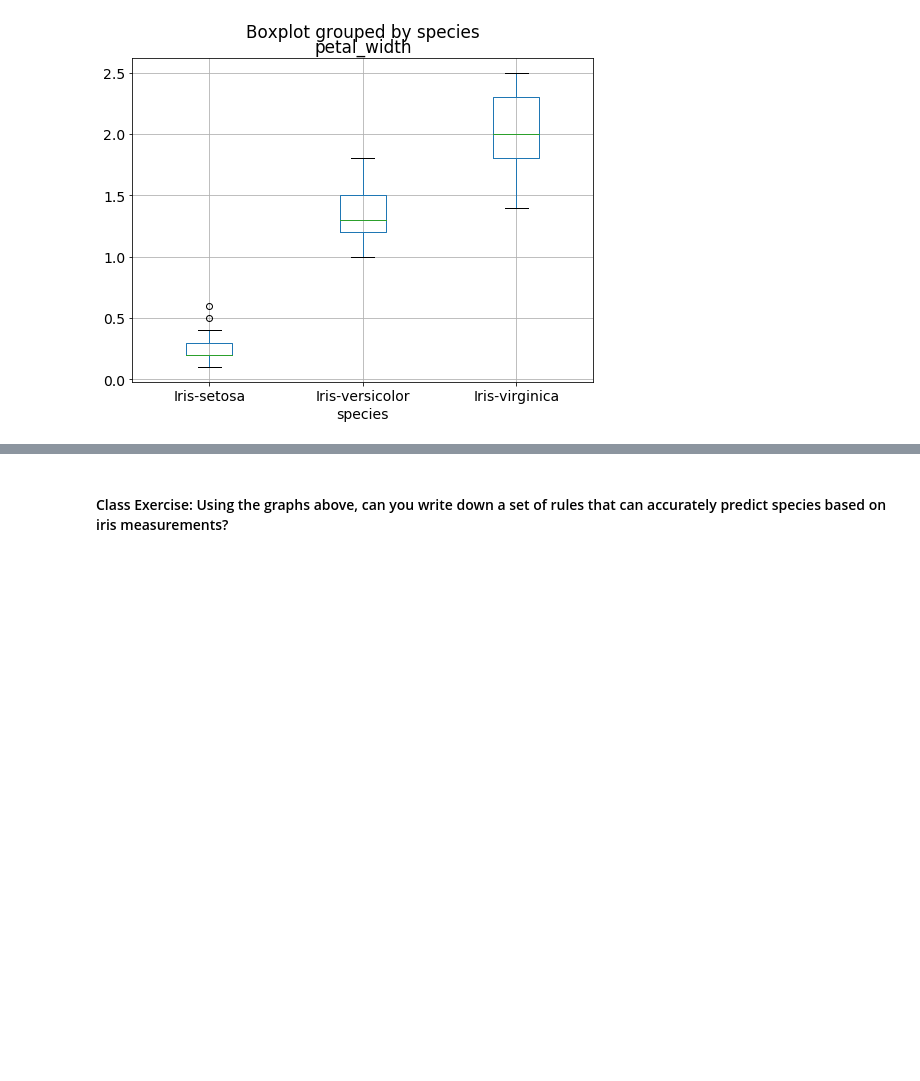
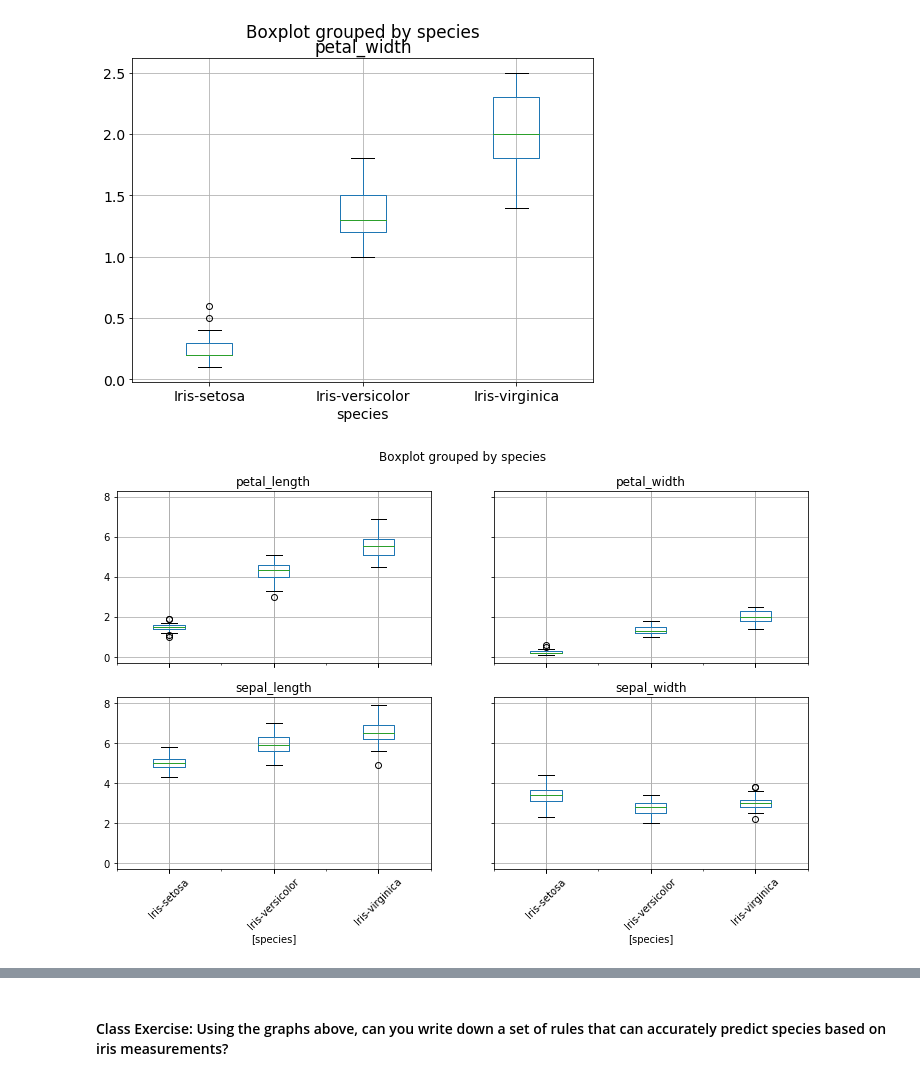
Before and after one commit to ShelyBhogal/data-science, a Jupyter notebook: 11-knn-classification/knn_with_sklearn.ipynb, the cells around one changed output, grey strips where cells are left out. Drawn from its saved outputs; the diff is of its cells as text; code cells hidden in the pictures; blank space fills up the shorter version.

```diff
--- a/11-knn-classification/knn_with_sklearn.ipynb
+++ b/11-knn-classification/knn_with_sklearn.ipynb
@@ -228,7 +229,9 @@ iris.boxplot(column='petal_width', by='species');
 [figure]
 # %%
 # Box plot of all numeric columns, grouped by species.
-iris.boxplot(by='species', rot=45);
+iris.boxplot(by='species', rot=45, figsize=(12, 7));
+# %% [output]
+[figure, added]
 # %%
 # Map species to a numeric value so that plots can be colored by species.
 iris['species_num'] = iris.species.map({'Iris-setosa':0, 'Iris-versicolor':1, 'Iris-virginica':2})
```
Also changed, not shown: parts of 26 cells of this notebook.
